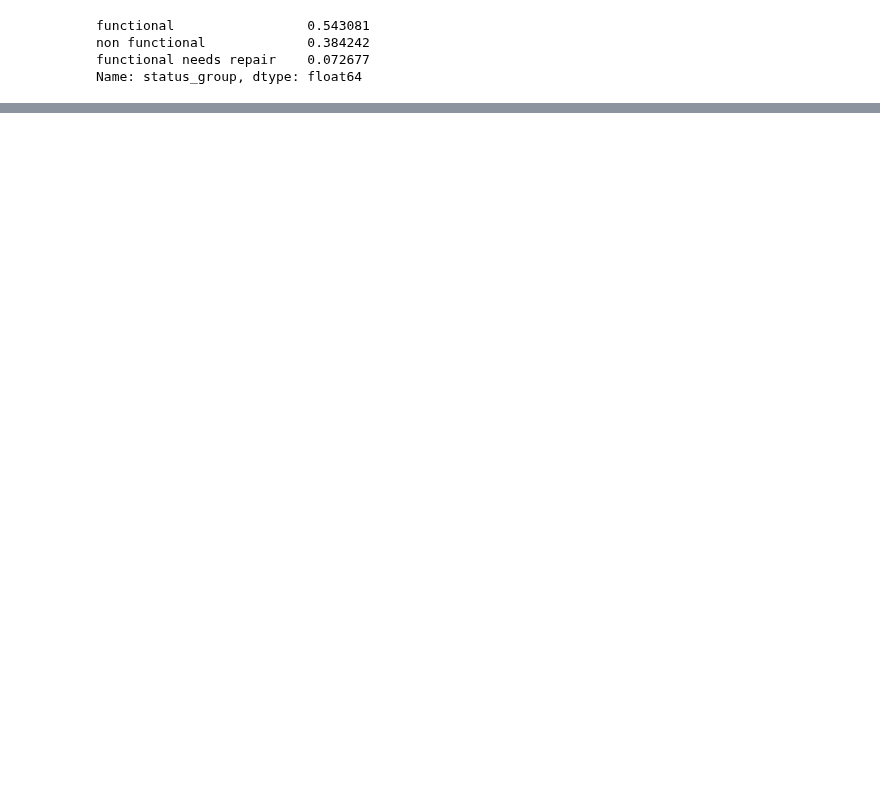
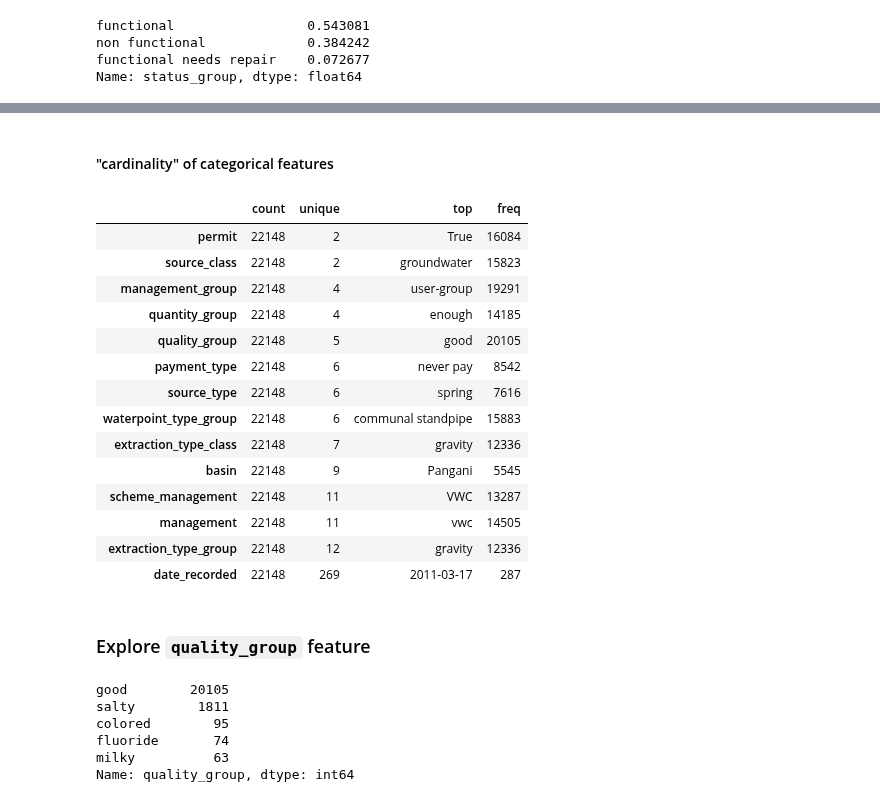
Before and after one commit to LambdaSchool/DS-Unit-2-Classification-1, a Jupyter notebook: Nicolae_Dubenco_log_reg_cat_encoding.ipynb, the cells around one changed output, grey strips where cells are left out. Drawn from its saved outputs; the diff is of its cells as text; code cells hidden in the pictures; blank space fills up the shorter version.

Commit message:
Nicolae_Dubenco_log_reg_cat_encoding model1

```diff
--- a/Nicolae_Dubenco_log_reg_cat_encoding.ipynb
+++ b/Nicolae_Dubenco_log_reg_cat_encoding.ipynb
@@ -71,0 +302,3 @@ Name: status_group, dtype: float64
+# %%
+train_features1_nonan = train_features1.dropna()
+train_features1_nonan.shape
@@ -71,0 +316,3 @@ Name: status_group, dtype: float64
+# %%
+train_labels_nonan = train_labels.merge(train_features1_nonan['id'], how='inner')
+train_labels_nonan.shape
@@ -71,0 +352,9 @@ Name: status_group, dtype: float64
+# %%
+from sklearn.model_selection import train_test_split
+
+X_train = train_features1_nonan
+y_train = train_labels_nonan['status_group']
+
+X_train, X_val, y_train, y_val =  train_test_split(
+    X_train, y_train, train_size=.8, test_size=.2,
+    stratify=y_train, random_state=42)
@@ -71,0 +482,2 @@ Name: status_group, dtype: float64
+# %%
+pd.set_option('display.float_format', '{:.2f}'.format)
@@ -71,0 +519,31 @@ Name: status_group, dtype: float64
+# %% [markdown]
+#### "cardinality" of categorical features
+# %%
+X_train.describe(exclude='number').T.sort_values(by='unique')
+# %% [output]
+|  | count | unique | top | freq |
+| permit | 22148 | 2 | True | 16084 |
+| source_class | 22148 | 2 | groundwater | 15823 |
+| management_group | 22148 | 4 | user-group | 19291 |
+| quantity_group | 22148 | 4 | enough | 14185 |
+| quality_group | 22148 | 5 | good | 20105 |
+| payment_type | 22148 | 6 | never pay | 8542 |
+| source_type | 22148 | 6 | spring | 7616 |
+| waterpoint_type_group | 22148 | 6 | communal standpipe | 15883 |
+| extraction_type_class | 22148 | 7 | gravity | 12336 |
+| basin | 22148 | 9 | Pangani | 5545 |
+| scheme_management | 22148 | 11 | VWC | 13287 |
+| management | 22148 | 11 | vwc | 14505 |
+| extraction_type_group | 22148 | 12 | gravity | 12336 |
+| date_recorded | 22148 | 269 | 2011-03-17 | 287 |
+# %% [markdown]
+### Explore `quality_group` feature
+# %%
+X_train['quality_group'].value_counts(dropna=False)
+# %% [output]
+good        20105
+salty        1811
+colored        95
+fluoride       74
+milky          63
+Name: quality_group, dtype: int64
```
Also changed, not shown: parts of 74 cells of this notebook.
